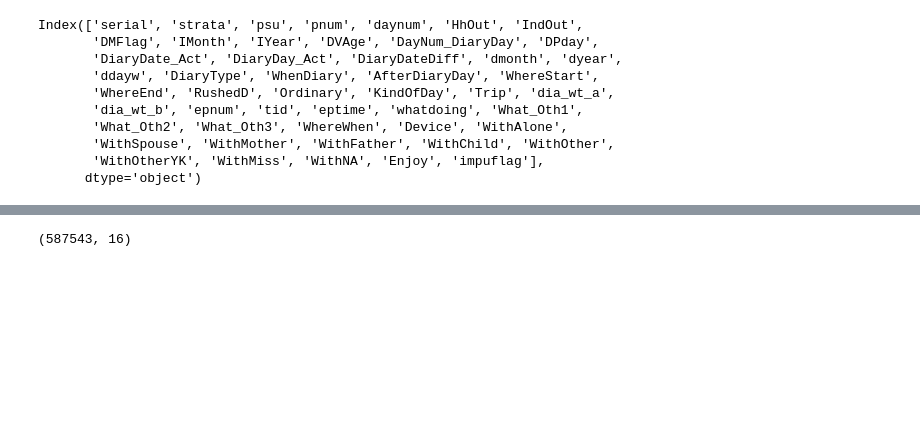
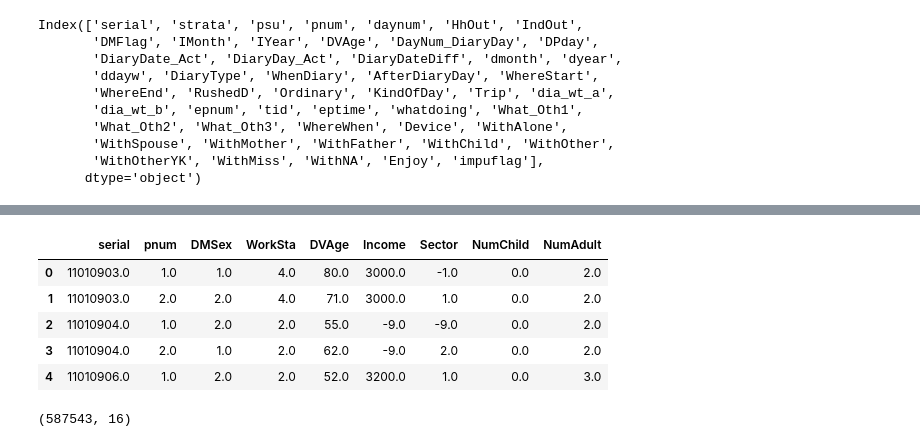
Before and after one commit to roshan-pandey/synthetic-data-gen, a Jupyter notebook: src/data-manipulation.ipynb, the cells around one changed output, grey strips where cells are left out. Saved outputs shown, nothing was run; the diff lists cells and outputs as text; code cells hidden in the pictures; blank space fills up the shorter version.

```diff
--- a/src/data-manipulation.ipynb
+++ b/src/data-manipulation.ipynb
@@ -65,3 +65,12 @@ ind_df = individual_pdf.loc[:, ind_cols]
+# %%
+ind_df.head()
+# %% [output]
+|  | serial | pnum | DMSex | WorkSta | DVAge | Income | Sector | NumChild | NumAdult |
+| 0 | 11010903.0 | 1.0 | 1.0 | 4.0 | 80.0 | 3000.0 | -1.0 | 0.0 | 2.0 |
+| 1 | 11010903.0 | 2.0 | 2.0 | 4.0 | 71.0 | 3000.0 | 1.0 | 0.0 | 2.0 |
+| 2 | 11010904.0 | 1.0 | 2.0 | 2.0 | 55.0 | -9.0 | -9.0 | 0.0 | 2.0 |
+| 3 | 11010904.0 | 2.0 | 1.0 | 2.0 | 62.0 | -9.0 | 2.0 | 0.0 | 2.0 |
+| 4 | 11010906.0 | 1.0 | 2.0 | 2.0 | 52.0 | 3200.0 | 1.0 | 0.0 | 3.0 |
 # %%
 print(long_df.shape)
 # %% [output]
```
Also changed, not shown: parts of 7 cells of this notebook, 2 other files.
